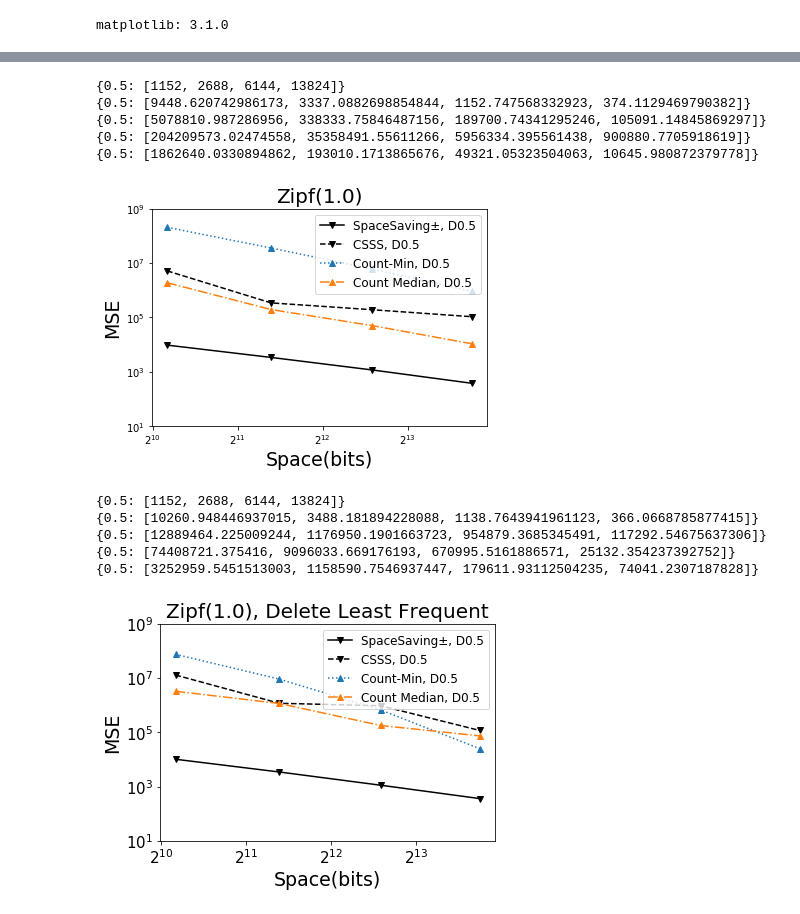
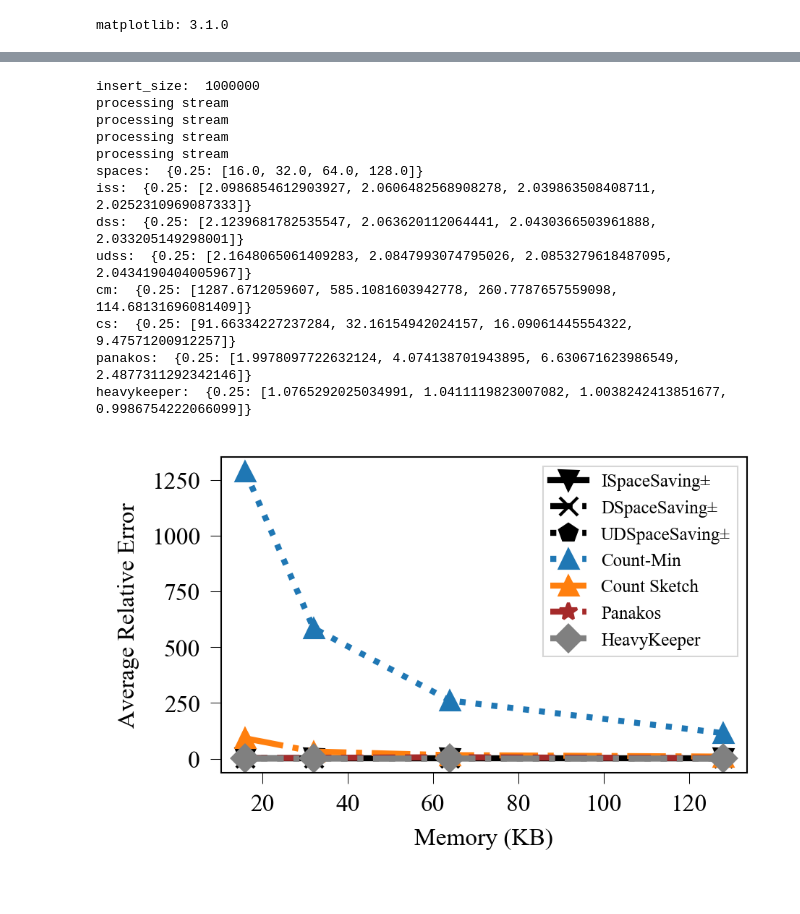
Before and after one commit to ZhaoFuheng/SpaceSavingBoundedDeletionModel, a Jupyter notebook: Evaluation.ipynb, the cells around one changed output, grey strips where cells are left out. Cells and saved outputs as stored; diff of their text form; code cells hidden in the pictures.

```diff
--- a/Evaluation.ipynb
+++ b/Evaluation.ipynb
@@ -61,5 +34,0 @@ a 2 2
-# %%
-# read CAIDA TCP traces
-# the path may need to be updated for others
-df = pd.read_csv('./data/tcp/20151217_125911_dirA.csv',sep='\t')
-dip = df[df.columns[3]]
@@ -273,0 +35,4 @@ dip = df[df.columns[3]]
+# %%
+with open('./data/social_friends_weibo.json', 'r') as file:
+    social = json.load(file)
+print(len(social))
@@ -274,18 +276,17 @@ dip = df[df.columns[3]]
 # %%
-    frequency_estimation('zipf', True, [], 1.0)
+frequency_estimation('zipf', True, [], 1.0, 10**6, 2**21, 0.25)
 # %% [output]
-{0.5: [1152, 2688, 6144, 13824]}
-{0.5: [9448.620742986173, 3337.0882698854844, 1152.747568332923, 374.1129469790382]}
-{0.5: [5078810.987286956, 338333.75846487156, 189700.74341295246, 105091.14845869297]}
-{0.5: [204209573.02474558, 35358491.55611266, 5956334.395561438, 900880.7705918619]}
-{0.5: [1862640.0330894862, 193010.1713865676, 49321.05323504063, 10645.980872379778]}
+insert_size:  1000000
+processing stream
+processing stream
+processing stream
+processing stream
+spaces:  {0.25: [16.0, 32.0, 64.0, 128.0]}
+iss:  {0.25: [2.0986854612903927, 2.0606482568908278, 2.039863508408711, 2.0252310969087333]}
+dss:  {0.25: [2.1239681782535547, 2.063620112064441, 2.0430366503961888, 2.033205149298001]}
+udss:  {0.25: [2.1648065061409283, 2.0847993074795026, 2.0853279618487095, 2.0434190404005967]}
+cm:  {0.25: [1287.6712059607, 585.1081603942778, 260.7787657559098, 114.68131696081409]}
+cs:  {0.25: [91.66334227237284, 32.16154942024157, 16.09061445554322, 9.47571200912257]}
+panakos:  {0.25: [1.9978097722632124, 4.074138701943895, 6.630671623986549, 2.4877311292342146]}
+heavykeeper:  {0.25: [1.0765292025034991, 1.0411119823007082, 1.0038242413851677, 0.9986754222066099]}
-[figure, old version]
+[figure, new version]
-# %%
-    frequency_estimation('zipf', False, [], 1.0)
-# %% [output]
-{0.5: [1152, 2688, 6144, 13824]}
-{0.5: [10260.948446937015, 3488.181894228088, 1138.7643941961123, 366.0668785877415]}
-{0.5: [12889464.225009244, 1176950.1901663723, 954879.3685345491, 117292.54675637306]}
-{0.5: [74408721.375416, 9096033.669176193, 670995.5161886571, 25132.354237392752]}
-{0.5: [3252959.5451513003, 1158590.7546937447, 179611.93112504235, 74041.2307187828]}
-[figure, removed]
```
Also changed, not shown: parts of 14 cells of this notebook, 7 other files.
